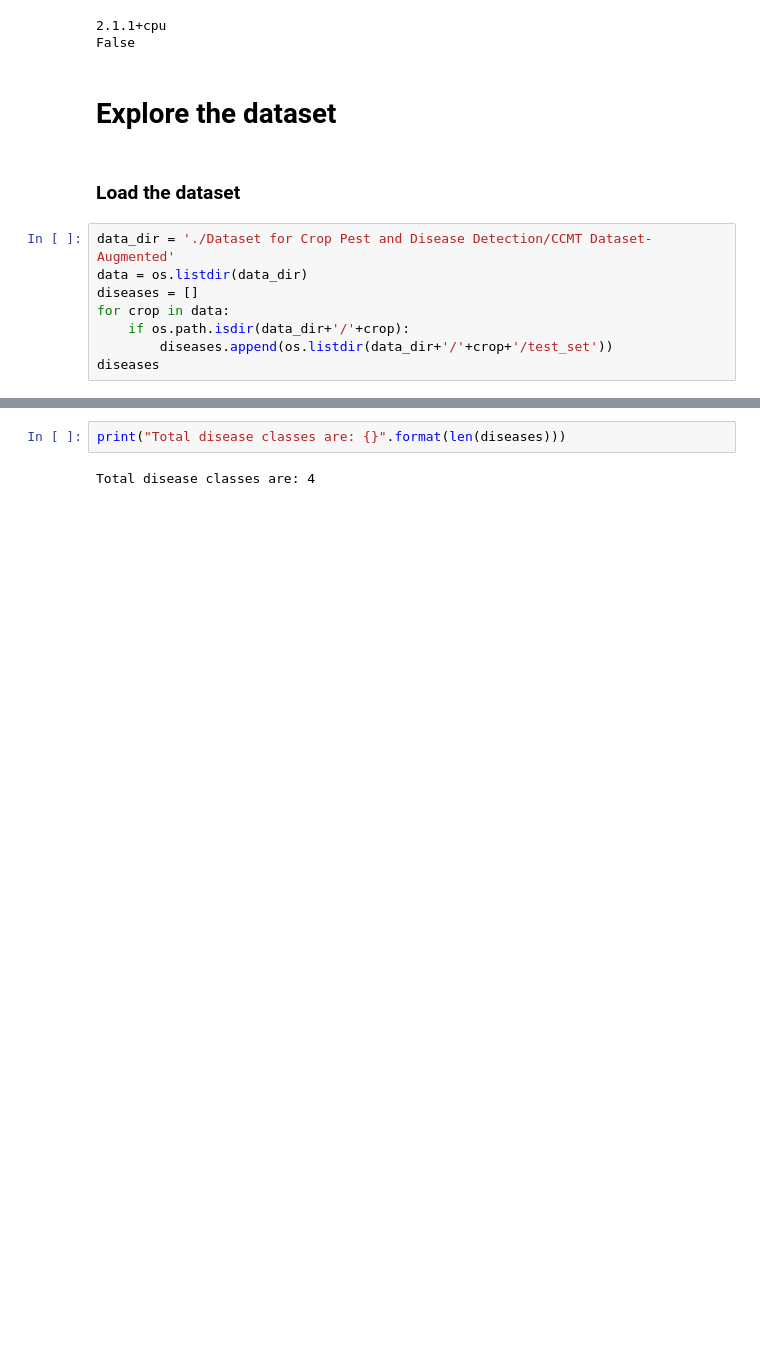
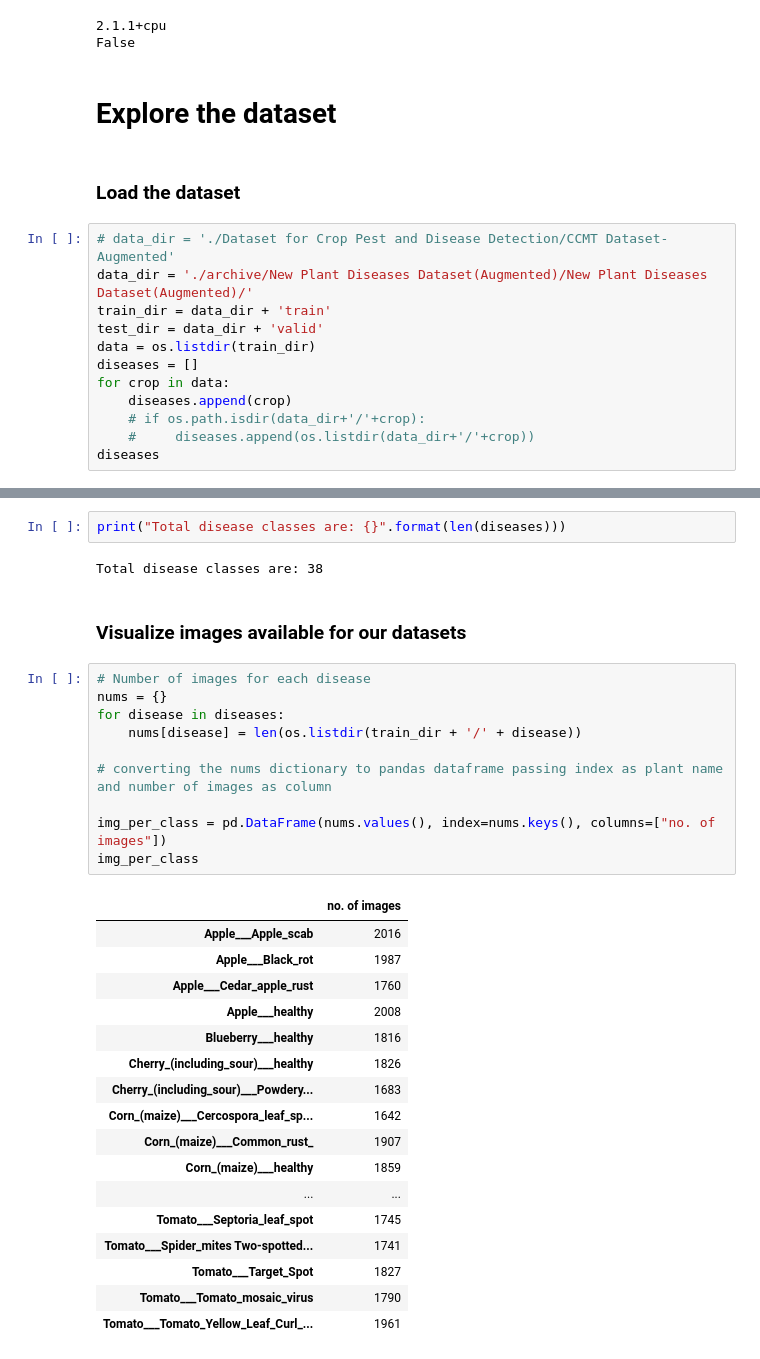
Before and after one commit to niyomozey/ML-Models, a Jupyter notebook: Pest_Disease_Model/PredictPestAndDisease.ipynb, the cells around one changed output, grey strips where cells are left out. Cells and saved outputs as stored; diff of their text form; blank space fills up the shorter version.

```diff
--- a/Pest_Disease_Model/PredictPestAndDisease.ipynb
+++ b/Pest_Disease_Model/PredictPestAndDisease.ipynb
@@ -25,11 +72,15 @@ False
 # %% [markdown]
 ###  Load the dataset
 # %%
-data_dir = './Dataset for Crop Pest and Disease Detection/CCMT Dataset-Augmented'
-data = os.listdir(data_dir)
+# data_dir = './Dataset for Crop Pest and Disease Detection/CCMT Dataset-Augmented'
+data_dir = './archive/New Plant Diseases Dataset(Augmented)/New Plant Diseases Dataset(Augmented)/'
+train_dir = data_dir + 'train'
+test_dir = data_dir + 'valid'
+data = os.listdir(train_dir)
 diseases = []
 for crop in data:
-    if os.path.isdir(data_dir+'/'+crop):
-        diseases.append(os.listdir(data_dir+'/'+crop+'/test_set'))
+    diseases.append(crop)
+    # if os.path.isdir(data_dir+'/'+crop):
+    #     diseases.append(os.listdir(data_dir+'/'+crop))
 diseases
 # %% [output]
@@ -50,7 +104,37 @@ diseases
 # %%
 print("Total disease classes are: {}".format(len(diseases)))
 # %% [output]
-Total disease classes are: 4
+Total disease classes are: 38
+# %% [markdown]
+### Visualize images available for our datasets
+# %%
+# Number of images for each disease
+nums = {}
+for disease in diseases:
+    nums[disease] = len(os.listdir(train_dir + '/' + disease))
+
+# converting the nums dictionary to pandas dataframe passing index as plant name and number of images as column
+
+img_per_class = pd.DataFrame(nums.values(), index=nums.keys(), columns=["no. of images"])
+img_per_class
+# %% [output]
+|  | no. of images |
+| Apple___Apple_scab | 2016 |
+| Apple___Black_rot | 1987 |
+| Apple___Cedar_apple_rust | 1760 |
+| Apple___healthy | 2008 |
+| Blueberry___healthy | 1816 |
+| Cherry_(including_sour)___healthy | 1826 |
+| Cherry_(including_sour)___Powdery... | 1683 |
+| Corn_(maize)___Cercospora_leaf_sp... | 1642 |
+| Corn_(maize)___Common_rust_ | 1907 |
+| Corn_(maize)___healthy | 1859 |
+| ... | ... |
+| Tomato___Septoria_leaf_spot | 1745 |
+| Tomato___Spider_mites Two-spotted... | 1741 |
+| Tomato___Target_Spot | 1827 |
+| Tomato___Tomato_mosaic_virus | 1790 |
+| Tomato___Tomato_Yellow_Leaf_Curl_... | 1961 |
 # %%
 # plotting number of images available for each disease
 index = [n for n in range(38)]
```
Also changed, not shown: parts of 8 cells of this notebook.
